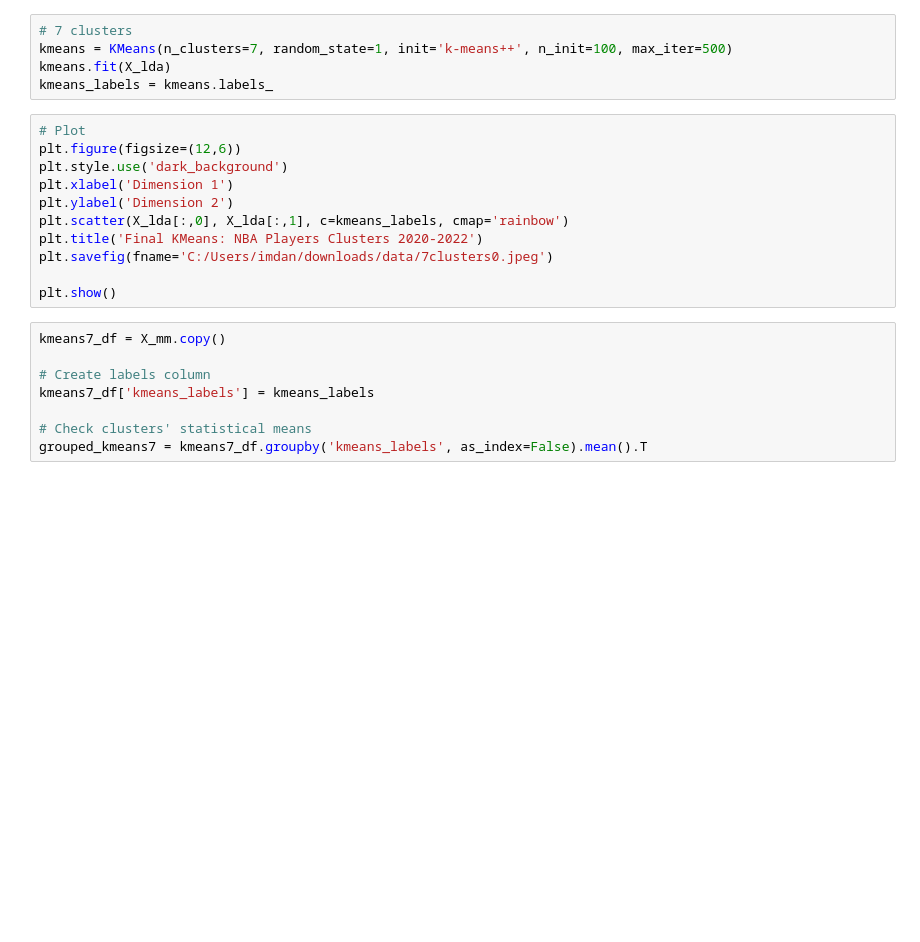
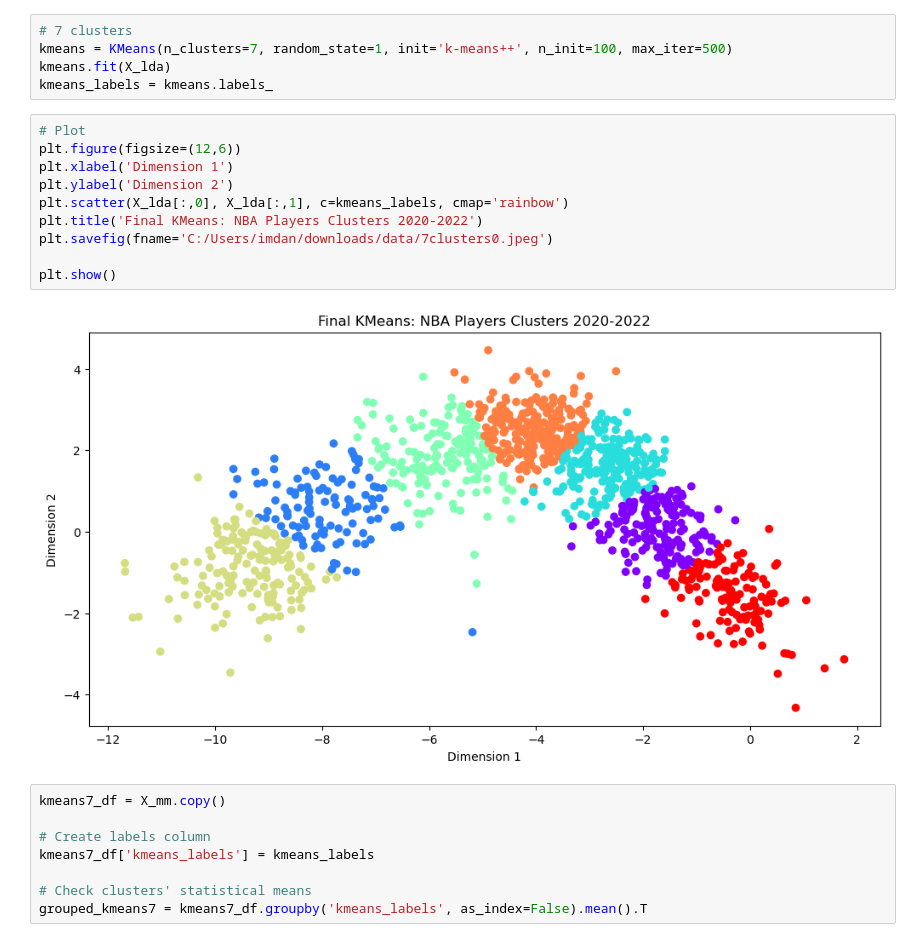
Before and after one commit to imdaniel14/Redefine_NBA_Positions, a Jupyter notebook: NBA Part 2.ipynb, the cells around one changed output. Cells and saved outputs as stored; diff of their text form; blank space fills up the shorter version.

```diff
--- a/NBA Part 2.ipynb
+++ b/NBA Part 2.ipynb
@@ -771,14 +1091,15 @@ kmeans_labels = kmeans.labels_
 # %%
 # Plot
 plt.figure(figsize=(12,6))
-plt.style.use('dark_background')
 plt.xlabel('Dimension 1')
 plt.ylabel('Dimension 2')
 plt.scatter(X_lda[:,0], X_lda[:,1], c=kmeans_labels, cmap='rainbow')
 plt.title('Final KMeans: NBA Players Clusters 2020-2022')
 plt.savefig(fname='C:/Users/imdan/downloads/data/7clusters0.jpeg')
 
 plt.show()
+# %% [output]
+[figure, added]
 # %%
 kmeans7_df = X_mm.copy()
 
```
Also changed, not shown: parts of 110 cells of this notebook.
